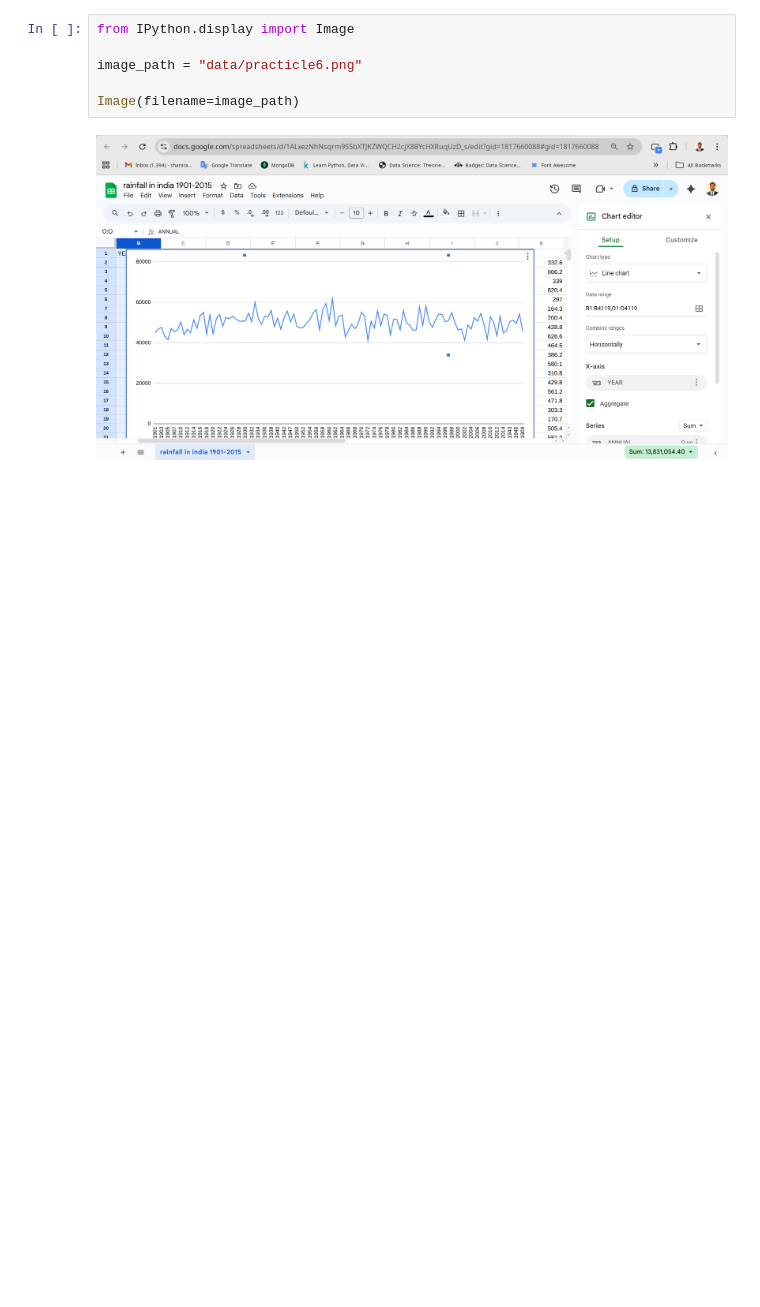
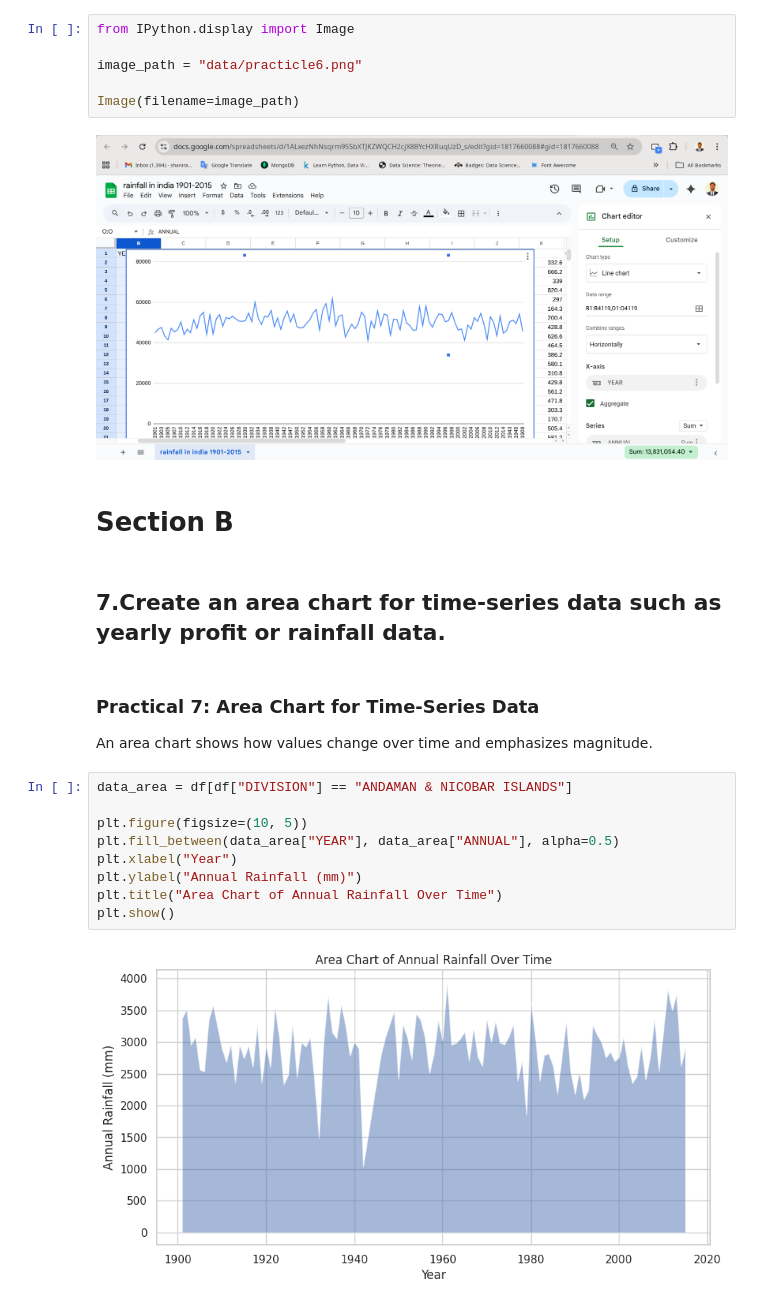
Before and after one commit to shaniraj4587/DataVisualizationPracticle, a Jupyter notebook: 01_practicle.ipynb, the cells around one changed output. Cells and saved outputs as stored; diff of their text form; blank space fills up the shorter version.

```diff
--- a/01_practicle.ipynb
+++ b/01_practicle.ipynb
@@ -427,3 +429,21 @@ image_path = "data/practicle6.png"
 Image(filename=image_path)
 # %% [output]
 [figure]
+# %% [markdown]
+# Section B
+# %% [markdown]
+## 7.Create an area chart for time-series data such as yearly profit or rainfall data.
+# %% [markdown]
+### Practical 7: Area Chart for Time-Series Data
+An area chart shows how values change over time and emphasizes magnitude.
+# %%
+data_area = df[df["DIVISION"] == "ANDAMAN & NICOBAR ISLANDS"]
+
+plt.figure(figsize=(10, 5))
+plt.fill_between(data_area["YEAR"], data_area["ANNUAL"], alpha=0.5)
+plt.xlabel("Year")
+plt.ylabel("Annual Rainfall (mm)")
+plt.title("Area Chart of Annual Rainfall Over Time")
+plt.show()
+# %% [output]
+[figure, added]
```
Also changed, not shown: parts of 23 cells of this notebook, 1 other file.
